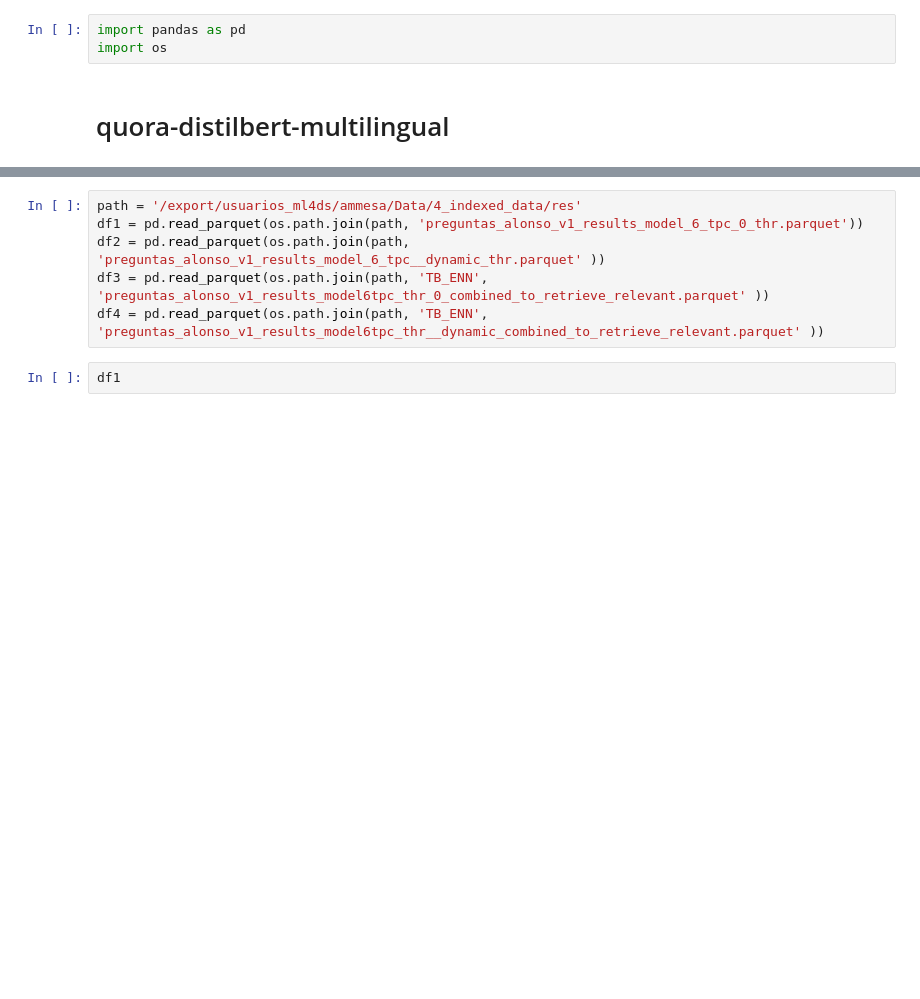
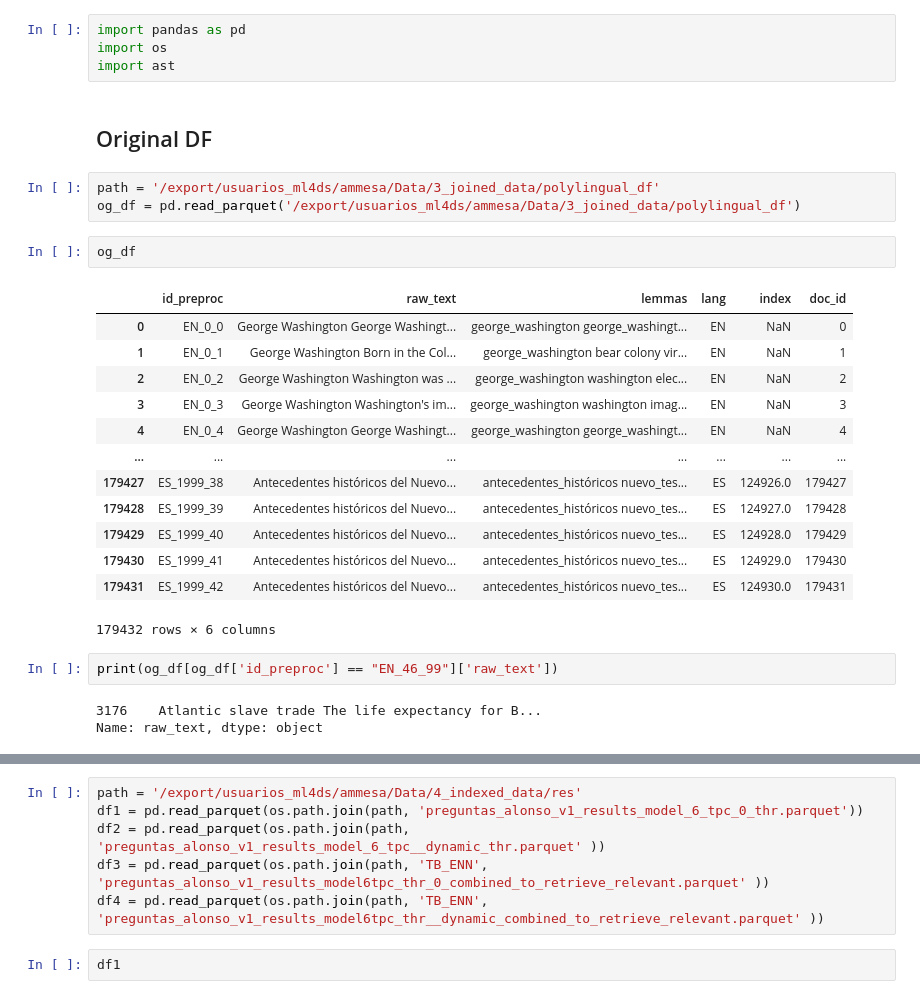
Before and after one commit to AlonsoMad/TFG-LLMs, a Jupyter notebook: notebooks/retrieve.ipynb, the cells around one changed output, grey strips where cells are left out. Saved outputs shown, nothing was run; the diff lists cells and outputs as text; blank space fills up the shorter version.

```diff
--- a/notebooks/retrieve.ipynb
+++ b/notebooks/retrieve.ipynb
@@ -1,5 +1,30 @@
 # %%
 import pandas as pd
 import os
+import ast
-# %% [markdown]
-# quora-distilbert-multilingual
+# %% [markdown]
+## Original DF
+# %%
+path = '/export/usuarios_ml4ds/ammesa/Data/3_joined_data/polylingual_df'
+og_df = pd.read_parquet('/export/usuarios_ml4ds/ammesa/Data/3_joined_data/polylingual_df')
+# %%
+og_df
+# %% [output]
+|  | id_preproc | raw_text | lemmas | lang | index | doc_id |
+| 0 | EN_0_0 | George Washington George Washingt... | george_washington george_washingt... | EN | NaN | 0 |
+| 1 | EN_0_1 | George Washington Born in the Col... | george_washington bear colony vir... | EN | NaN | 1 |
+| 2 | EN_0_2 | George Washington Washington was ... | george_washington washington elec... | EN | NaN | 2 |
+| 3 | EN_0_3 | George Washington Washington's im... | george_washington washington imag... | EN | NaN | 3 |
+| 4 | EN_0_4 | George Washington George Washingt... | george_washington george_washingt... | EN | NaN | 4 |
+| ... | ... | ... | ... | ... | ... | ... |
+| 179427 | ES_1999_38 | Antecedentes históricos del Nuevo... | antecedentes_históricos nuevo_tes... | ES | 124926.0 | 179427 |
+| 179428 | ES_1999_39 | Antecedentes históricos del Nuevo... | antecedentes_históricos nuevo_tes... | ES | 124927.0 | 179428 |
+| 179429 | ES_1999_40 | Antecedentes históricos del Nuevo... | antecedentes_históricos nuevo_tes... | ES | 124928.0 | 179429 |
+| 179430 | ES_1999_41 | Antecedentes históricos del Nuevo... | antecedentes_históricos nuevo_tes... | ES | 124929.0 | 179430 |
+| 179431 | ES_1999_42 | Antecedentes históricos del Nuevo... | antecedentes_históricos nuevo_tes... | ES | 124930.0 | 179431 |
+179432 rows × 6 columns
+# %%
+print(og_df[og_df['id_preproc'] == "EN_46_99"]['raw_text'])
+# %% [output]
+3176    Atlantic slave trade The life expectancy for B...
+Name: raw_text, dtype: object
```
Also changed, not shown: parts of 19 cells of this notebook, 3 other files.
